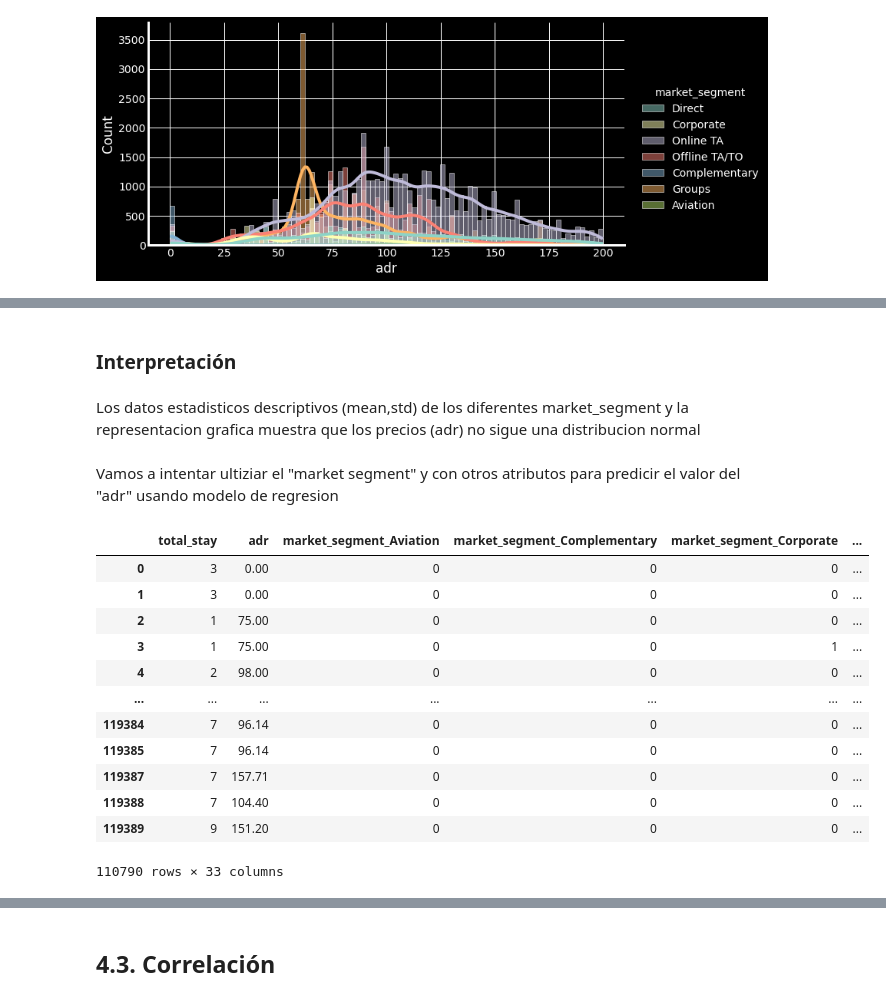
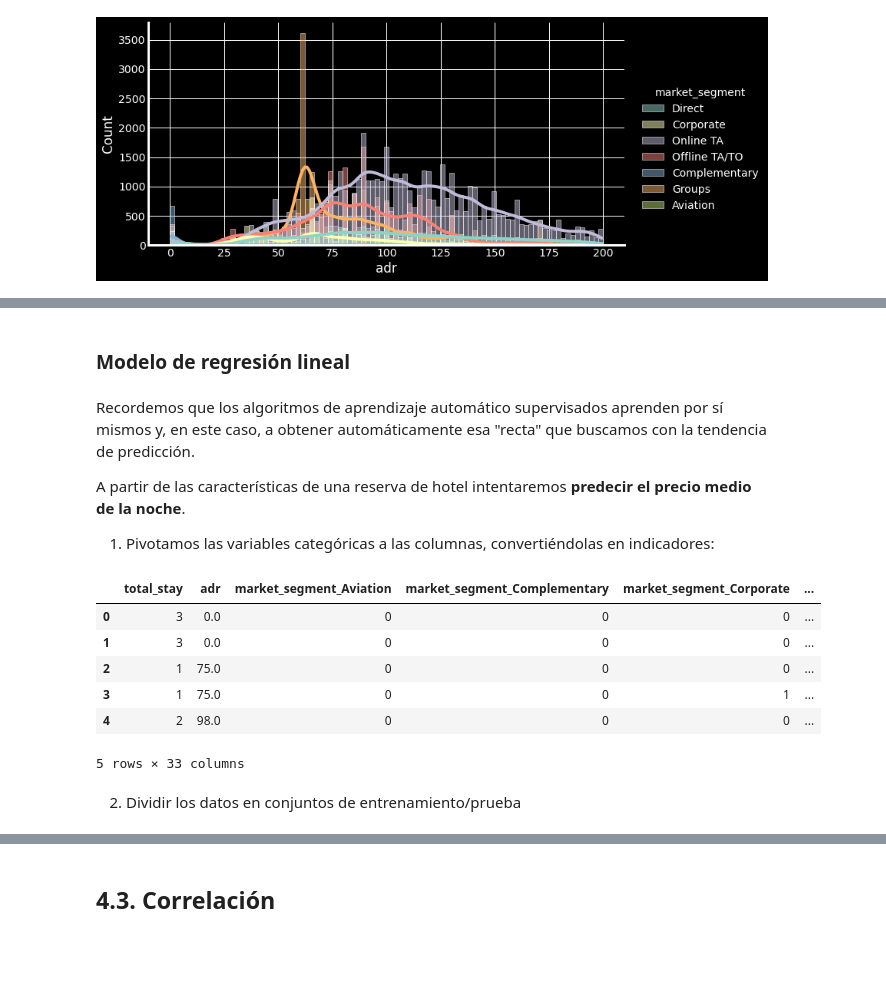
Before and after one commit to NorhanMasterUOC/hotel_bookings_EDA, a Jupyter notebook: hotel_bookings.ipynb, the cells around one changed output, grey strips where cells are left out. Saved outputs shown, nothing was run; the diff lists cells and outputs as text; code cells hidden in the pictures; blank space fills up the shorter version.

```diff
--- a/hotel_bookings.ipynb
+++ b/hotel_bookings.ipynb
@@ -501,25 +511,23 @@ data.groupby(['market_segment']).describe()['adr']
 # %% [markdown]
-### Interpretación
+### Modelo de regresión lineal
-# %% [markdown]
-Los datos estadisticos descriptivos (mean,std) de los diferentes market_segment y la representacion grafica muestra que los precios (adr) no sigue una distribucion normal
 # %% [markdown]
-Vamos a intentar ultiziar el "market segment" y con otros atributos para predicir el valor del "adr" usando modelo de regresion
+Recordemos que los algoritmos de aprendizaje automático supervisados aprenden por sí mismos y, en este caso, a obtener automáticamente esa "recta" que buscamos con la tendencia de predicción.
+
+A partir de las características de una reserva de hotel intentaremos **predecir el precio medio de la noche**.
+
+1. Pivotamos las variables categóricas a las columnas, convertiéndolas en indicadores:
 # %%
 datareg = data[['market_segment','total_stay','hotel','adr','reserved_room_type','arrival_date_month']]
 datareg = pd.get_dummies(datareg, columns = ['market_segment', 'hotel','reserved_room_type','arrival_date_month'])
-datareg
+datareg.head()
 # %% [output]
 |  | total_stay | adr | market_segment_Aviation | market_segment_Complementary | market_segment_Corporate | ... |
-| 0 | 3 | 0.00 | 0 | 0 | 0 | ... |
-| 1 | 3 | 0.00 | 0 | 0 | 0 | ... |
-| 2 | 1 | 75.00 | 0 | 0 | 0 | ... |
-| 3 | 1 | 75.00 | 0 | 0 | 1 | ... |
-| 4 | 2 | 98.00 | 0 | 0 | 0 | ... |
-| ... | ... | ... | ... | ... | ... | ... |
-| 119384 | 7 | 96.14 | 0 | 0 | 0 | ... |
-| 119385 | 7 | 96.14 | 0 | 0 | 0 | ... |
-| 119387 | 7 | 157.71 | 0 | 0 | 0 | ... |
-| 119388 | 7 | 104.40 | 0 | 0 | 0 | ... |
-| 119389 | 9 | 151.20 | 0 | 0 | 0 | ... |
+| 0 | 3 | 0.0 | 0 | 0 | 0 | ... |
+| 1 | 3 | 0.0 | 0 | 0 | 0 | ... |
+| 2 | 1 | 75.0 | 0 | 0 | 0 | ... |
+| 3 | 1 | 75.0 | 0 | 0 | 1 | ... |
+| 4 | 2 | 98.0 | 0 | 0 | 0 | ... |
-110790 rows × 33 columns
+5 rows × 33 columns
+# %% [markdown]
+2. Dividir los datos en conjuntos de entrenamiento/prueba
 # %%
```
Also changed, not shown: parts of 61 cells of this notebook.
